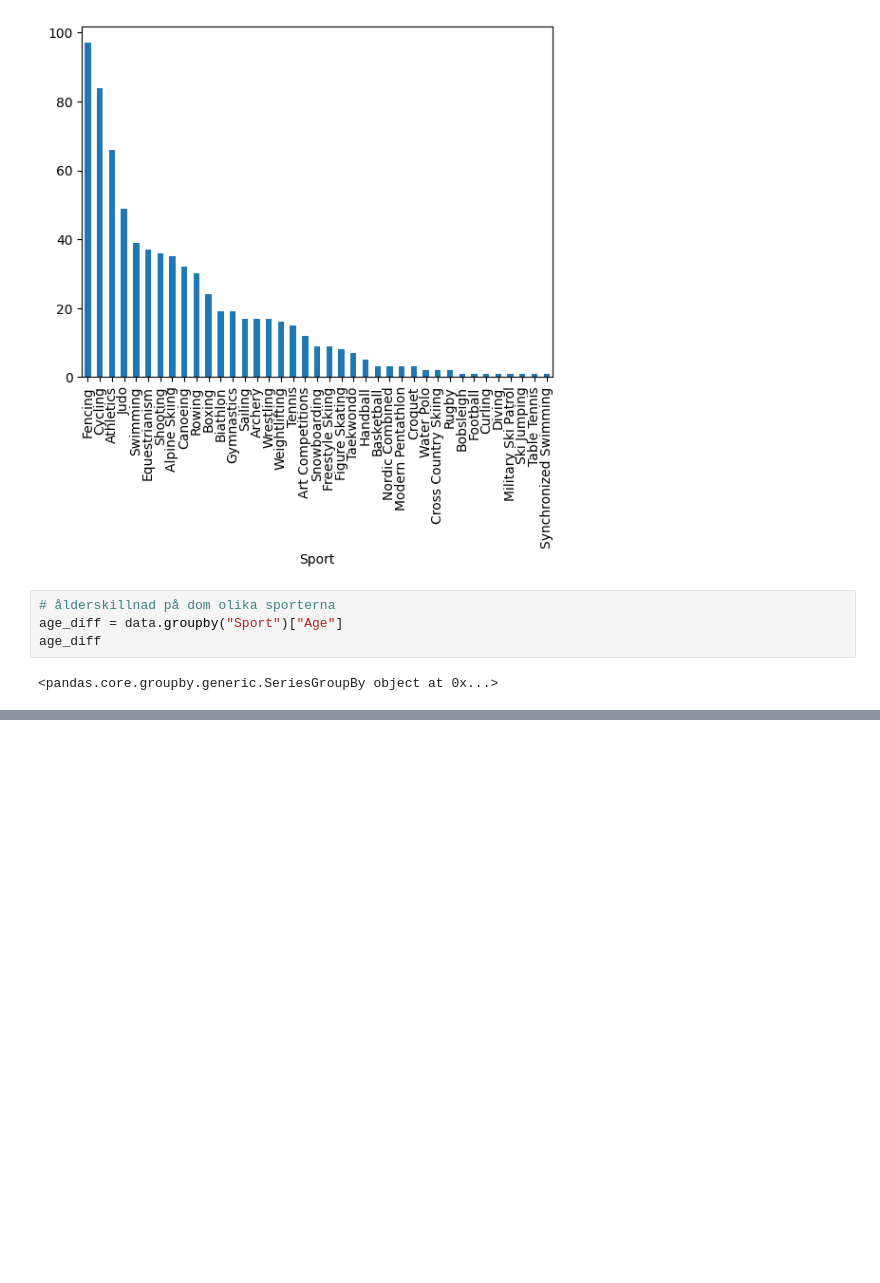
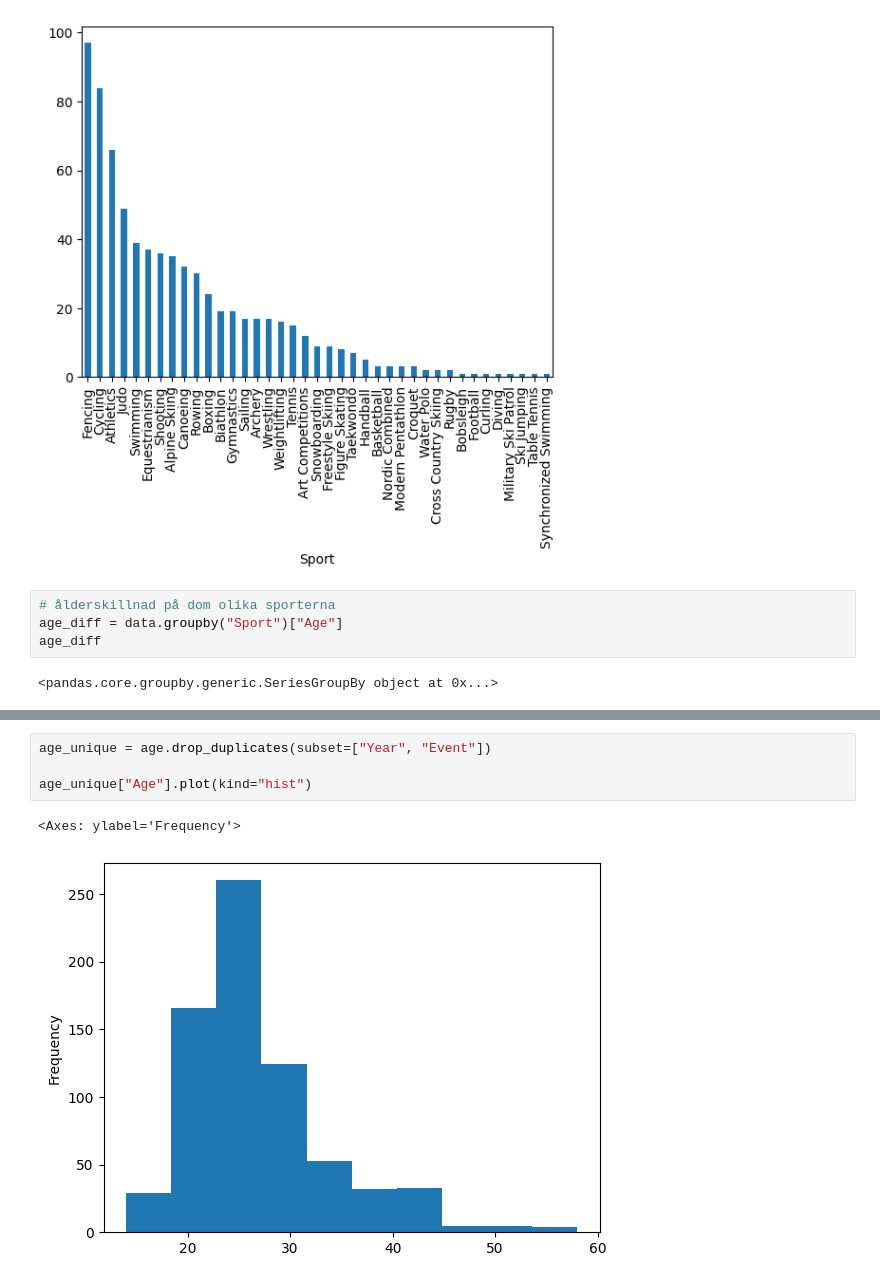
Before and after one commit to Gremlet/databehandling-grupp-9-projekt, a Jupyter notebook: grupp.ipynb, the cells around one changed output, grey strips where cells are left out. Drawn from its saved outputs; the diff is of its cells as text; blank space fills up the shorter version.

```diff
--- a/grupp.ipynb
+++ b/grupp.ipynb
@@ -31,3 +31,10 @@ age.drop_duplicates(subset=["Year", "Event"]).sort_values("Age").value_counts("A
 # %% [output]
 <Axes: ylabel='Frequency'>
 [figure]
+# %%
+age_unique = age.drop_duplicates(subset=["Year", "Event"])
+
+age_unique["Age"].plot(kind="hist")
+# %% [output]
+<Axes: ylabel='Frequency'>
+[figure, added]
```
Also changed, not shown: parts of 1 cell of this notebook.
